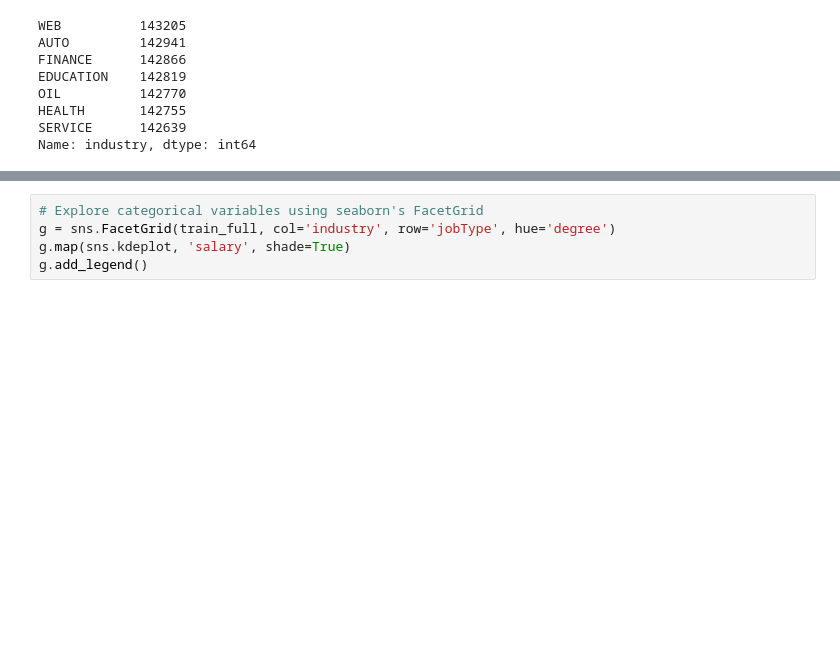
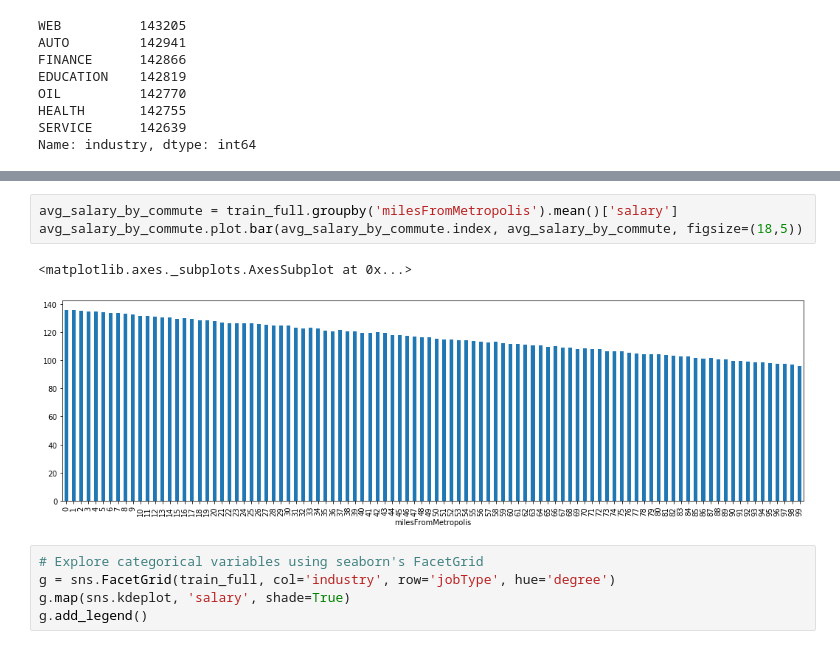
Before and after one commit to albert-ntiri/salary_prediction_project, a Jupyter notebook: Salary Prediction Notebook.ipynb, the cells around one changed output, grey strips where cells are left out. Drawn from its saved outputs; the diff is of its cells as text; blank space fills up the shorter version.

```diff
--- a/Salary Prediction Notebook.ipynb
+++ b/Salary Prediction Notebook.ipynb
@@ -206,3 +211,9 @@ sample_train.plot.scatter('yearsExperience', 'salary')
+# %%
+avg_salary_by_commute = train_full.groupby('milesFromMetropolis').mean()['salary']
+avg_salary_by_commute.plot.bar(avg_salary_by_commute.index, avg_salary_by_commute, figsize=(18,5))
+# %% [output]
+<matplotlib.axes._subplots.AxesSubplot at 0x...>
+[figure, added]
 # %%
 # Explore categorical variables using seaborn's FacetGrid
 g = sns.FacetGrid(train_full, col='industry', row='jobType', hue='degree')
```
Also changed, not shown: parts of 8 cells of this notebook.
